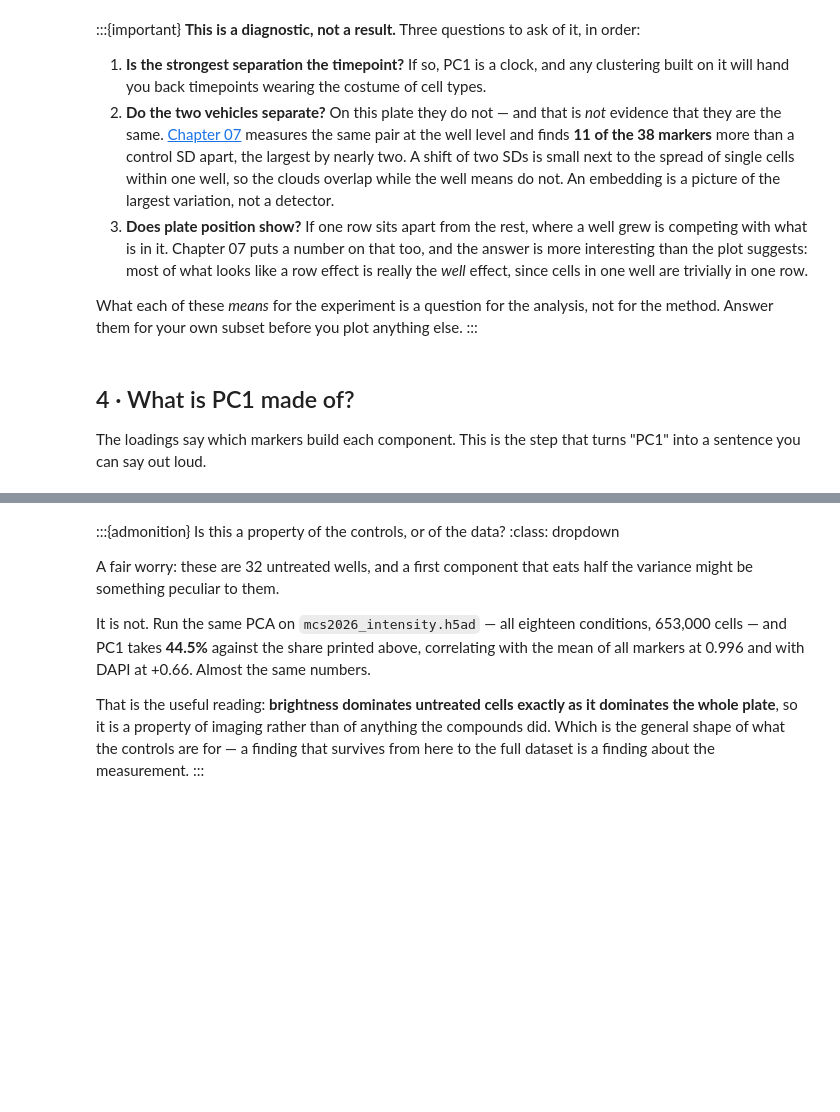
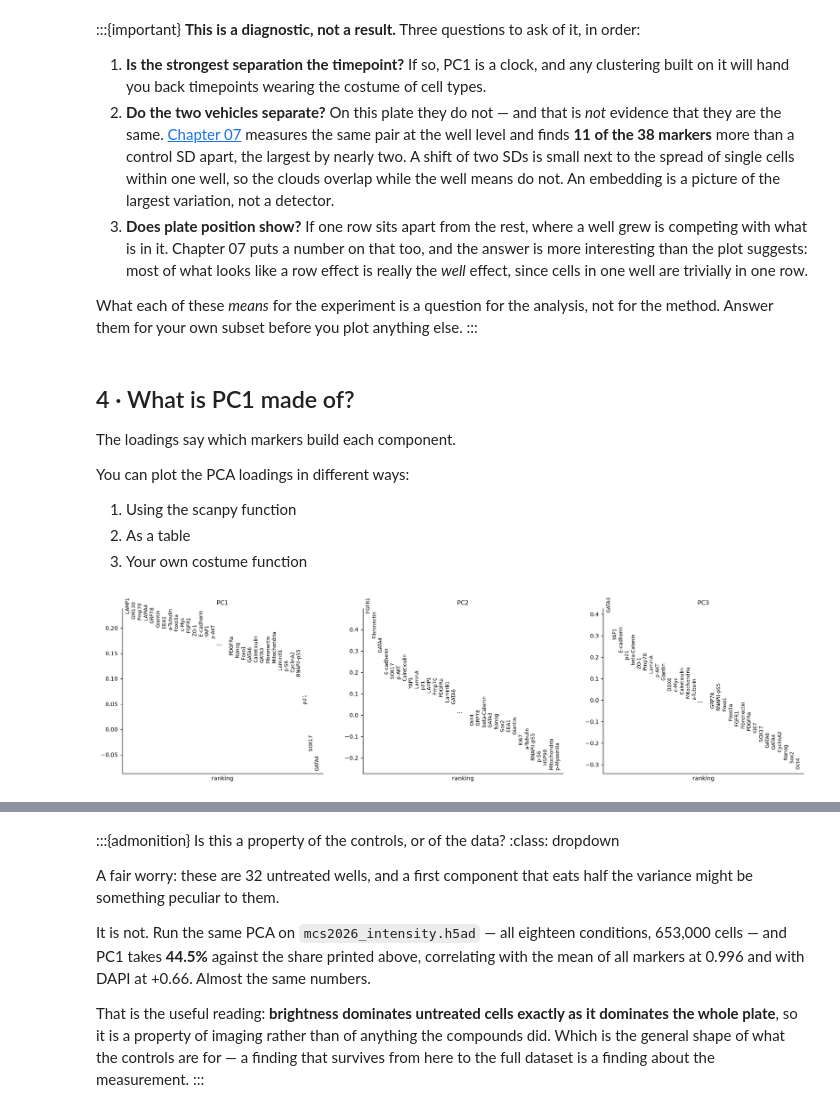
Before and after one commit to LiberaliLab/Multicellular-Systems-2026, a Jupyter notebook: book/part3_analysis/2_controls/06_pca.ipynb, the cells around one changed output, grey strips where cells are left out. Drawn from its saved outputs; the diff is of its cells as text; code cells hidden in the pictures; blank space fills up the shorter version.

Commit message:
Simplify PCA, add scanpy functions, reduce number of exercises

```diff
--- a/book/part3_analysis/2_controls/06_pca.ipynb
+++ b/book/part3_analysis/2_controls/06_pca.ipynb
@@ -151,6 +131,15 @@ the method. Answer them for your own subset before you plot anything else.
 # %% [markdown]
 ## 4 · What is PC1 made of?
 
-The loadings say which markers build each component. This is the step that turns "PC1"
-into a sentence you can say out loud.
+The loadings say which markers build each component.
+
+You can plot the PCA loadings in different ways:
+1. Using the scanpy function
+2. As a table
+3. Your own costume function
+# %%
+# 1. Plotting PCA loadings with scanpy function
+sc.pl.pca_loadings(cells, components = '1,2,3')
+# %% [output]
+[figure, added]
 # %%
```
Also changed, not shown: parts of 17 cells of this notebook.
